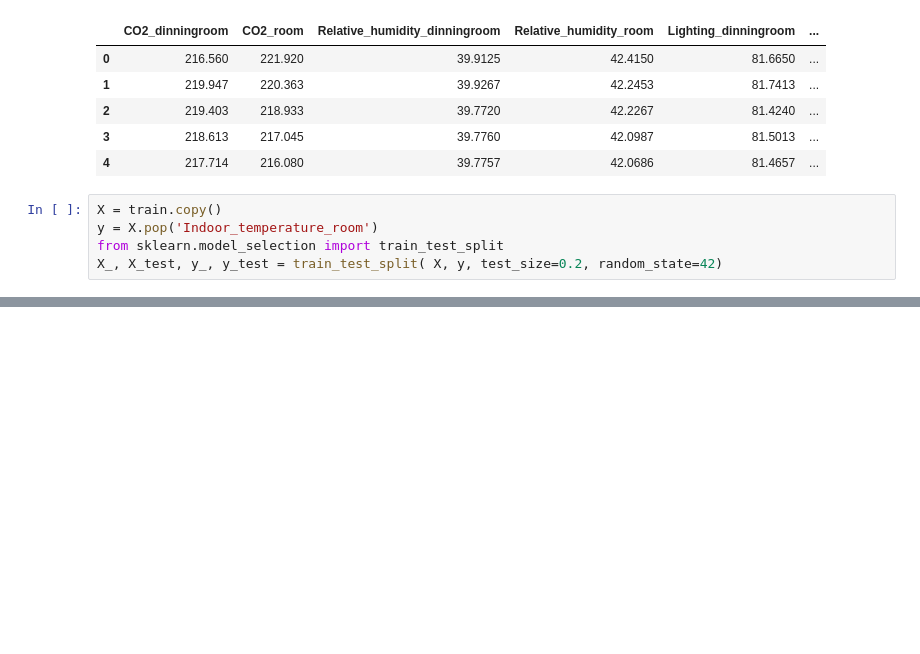
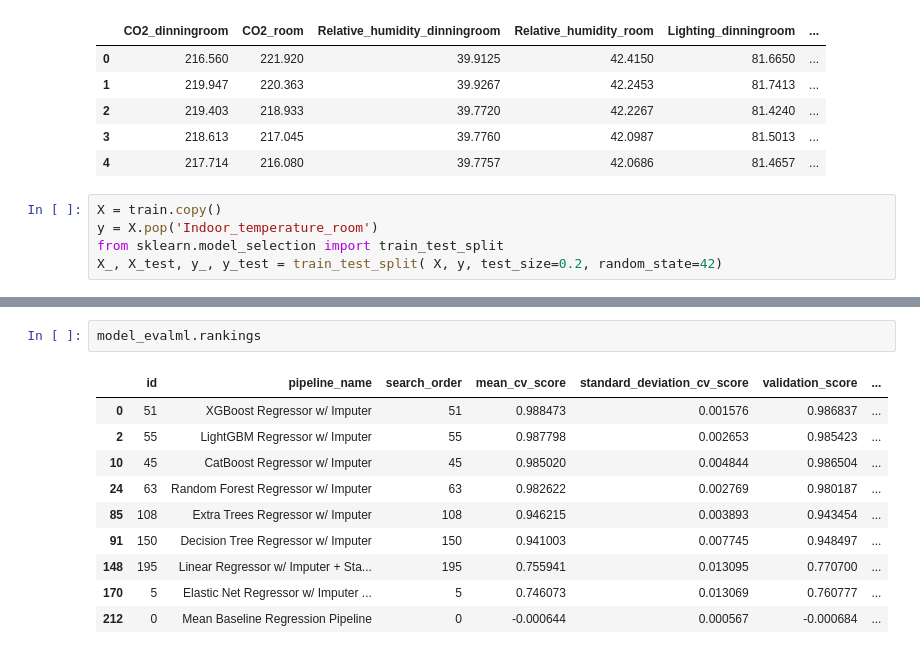
Before and after one commit to HedersonSantos/SmartHome, a Jupyter notebook: automl.ipynb, the cells around one changed output, grey strips where cells are left out. Cells and saved outputs as stored; diff of their text form; blank space fills up the shorter version.

```diff
--- a/automl.ipynb
+++ b/automl.ipynb
@@ -223,0 +224,13 @@ CatBoost Regressor w/ Imputer:
+# %%
+model_evalml.rankings
+# %% [output]
+|  | id | pipeline_name | search_order | mean_cv_score | standard_deviation_cv_score | validation_score | ... |
+| 0 | 51 | XGBoost Regressor w/ Imputer | 51 | 0.988473 | 0.001576 | 0.986837 | ... |
+| 2 | 55 | LightGBM Regressor w/ Imputer | 55 | 0.987798 | 0.002653 | 0.985423 | ... |
+| 10 | 45 | CatBoost Regressor w/ Imputer | 45 | 0.985020 | 0.004844 | 0.986504 | ... |
+| 24 | 63 | Random Forest Regressor w/ Imputer | 63 | 0.982622 | 0.002769 | 0.980187 | ... |
+| 85 | 108 | Extra Trees Regressor w/ Imputer | 108 | 0.946215 | 0.003893 | 0.943454 | ... |
+| 91 | 150 | Decision Tree Regressor w/ Imputer | 150 | 0.941003 | 0.007745 | 0.948497 | ... |
+| 148 | 195 | Linear Regressor w/ Imputer + Sta... | 195 | 0.755941 | 0.013095 | 0.770700 | ... |
+| 170 | 5 | Elastic Net Regressor w/ Imputer ... | 5 | 0.746073 | 0.013069 | 0.760777 | ... |
+| 212 | 0 | Mean Baseline Regression Pipeline | 0 | -0.000644 | 0.000567 | -0.000684 | ... |
```
Also changed, not shown: parts of 5 cells of this notebook.
